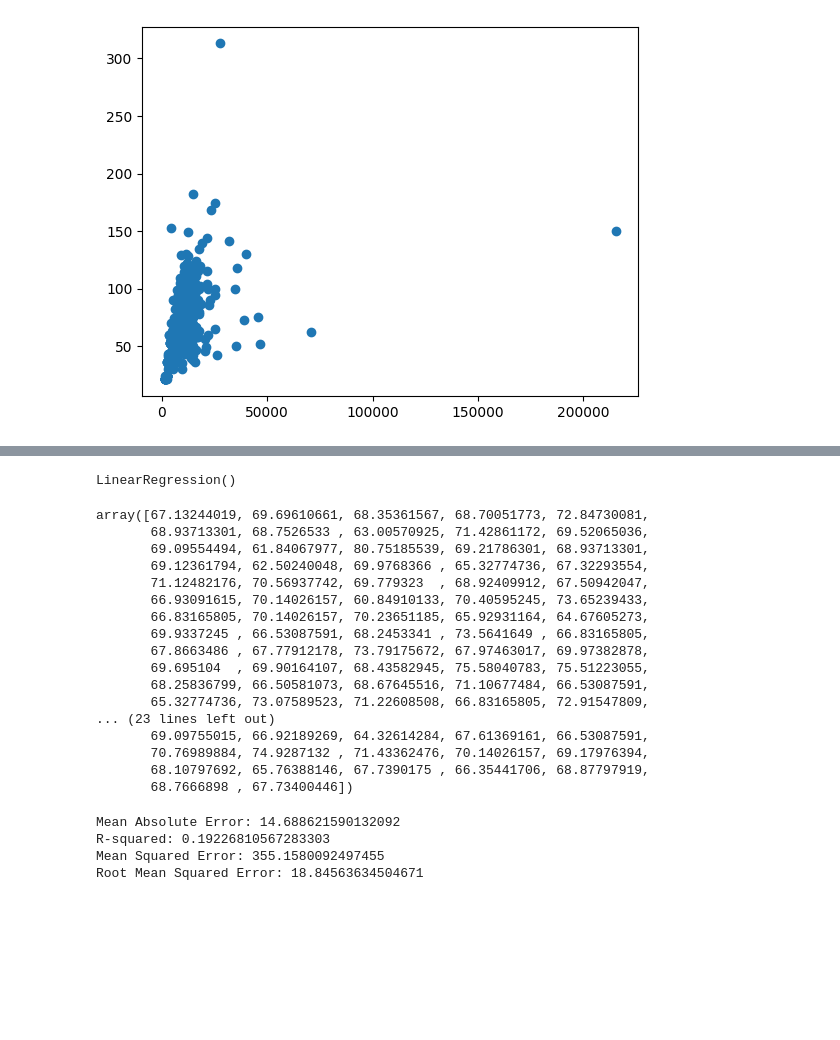
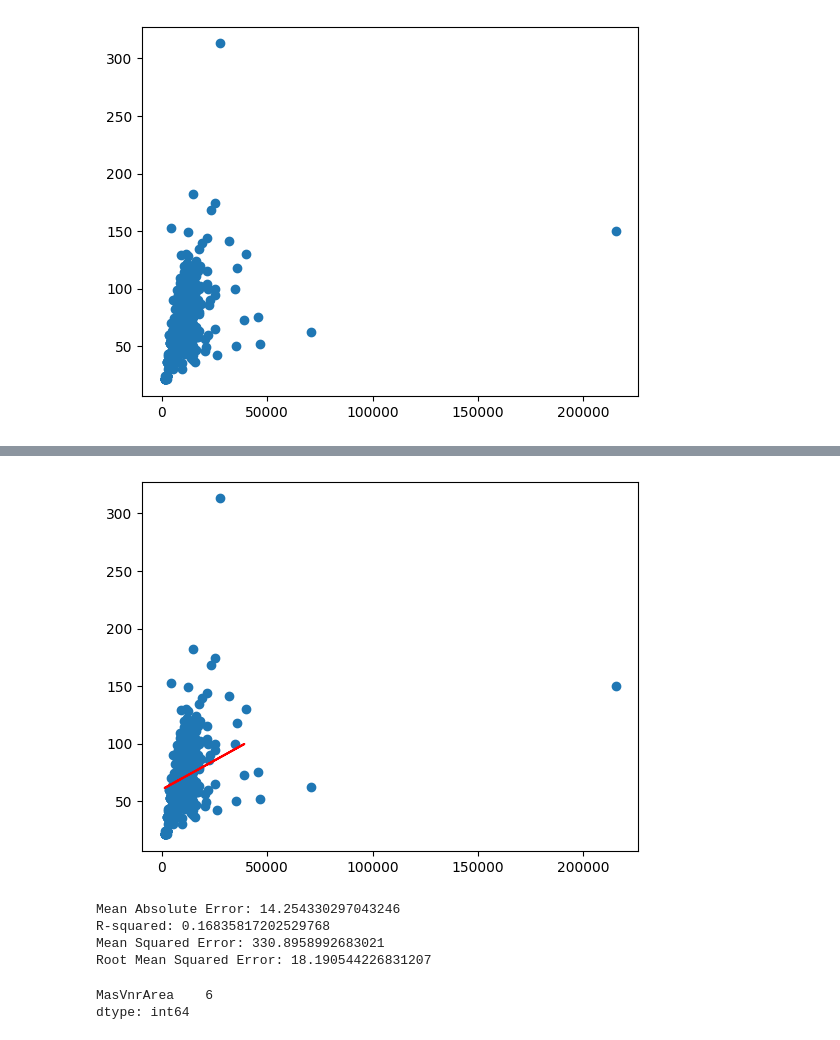
Before and after one commit to salvvilla88/practicing_ds, a Jupyter notebook: kaggle_intermediate_machinelearning.ipynb, the cells around one changed output, grey strips where cells are left out. Cells and saved outputs as stored; diff of their text form; code cells hidden in the pictures; blank space fills up the shorter version.

```diff
--- a/kaggle_intermediate_machinelearning.ipynb
+++ b/kaggle_intermediate_machinelearning.ipynb
@@ -413,53 +375,38 @@ X_lotfrontage_area_train, X_lotfrontage_area_valid, y_lotfrontage_area_train, y_
                                                                                                                           test_size=0.2,
                                                                                                                           random_state=322)
 # %%
-import numpy as np
 from sklearn.linear_model import LinearRegression
 
 reg = LinearRegression()
 
 reg.fit(X_lotfrontage_area_train, y_lotfrontage_area_train)
+
+predicted_values_reg = reg.predict(X_lotfrontage_area_valid)
-# %% [output]
-LinearRegression()
-# %%
-predicted_values = reg.predict(X_lotfrontage_area_valid)
-predicted_values
-# %% [output]
-array([67.13244019, 69.69610661, 68.35361567, 68.70051773, 72.84730081,
-       68.93713301, 68.7526533 , 63.00570925, 71.42861172, 69.52065036,
-       69.09554494, 61.84067977, 80.75185539, 69.21786301, 68.93713301,
-       69.12361794, 62.50240048, 69.9768366 , 65.32774736, 67.32293554,
-       71.12482176, 70.56937742, 69.779323  , 68.92409912, 67.50942047,
-       66.93091615, 70.14026157, 60.84910133, 70.40595245, 73.65239433,
-       66.83165805, 70.14026157, 70.23651185, 65.92931164, 64.67605273,
-       69.9337245 , 66.53087591, 68.2453341 , 73.5641649 , 66.83165805,
-       67.8663486 , 67.77912178, 73.79175672, 67.97463017, 69.97382878,
-       69.695104  , 69.90164107, 68.43582945, 75.58040783, 75.51223055,
-       68.25836799, 66.50581073, 68.67645516, 71.10677484, 66.53087591,
-       65.32774736, 73.07589523, 71.22608508, 66.83165805, 72.91547809,
-... (23 lines left out)
-       69.09755015, 66.92189269, 64.32614284, 67.61369161, 66.53087591,
-       70.76989884, 74.9287132 , 71.43362476, 70.14026157, 69.17976394,
-       68.10797692, 65.76388146, 67.7390175 , 66.35441706, 68.87797919,
-       68.7666898 , 67.73400446])
+# %%
+plt.scatter(lotfrontage_area.LotArea, lotfrontage_area.LotFrontage)
+plt.plot(X_lotfrontage_area_valid, predicted_values_reg, color='red')
+# To show the plot
+plt.show()
+# %% [output]
+[figure, added]
 # %%
 from sklearn.metrics import mean_absolute_error
 from sklearn.metrics import r2_score
 from sklearn.metrics import mean_squared_error
 
-mae = mean_absolute_error(y_lotfrontage_area_valid, predicted_values)
+mae = mean_absolute_error(y_lotfrontage_area_valid, predicted_values_reg)
 print(f'Mean Absolute Error: {mae}')
 
-r_squared = r2_score(y_lotfrontage_area_valid, predicted_values)
+r_squared = r2_score(y_lotfrontage_area_valid, predicted_values_reg)
 print(f'R-squared: {r_squared}')
 
-mse = mean_squared_error(y_lotfrontage_area_valid, predicted_values)
-rmse = mean_squared_error(y_lotfrontage_area_valid, predicted_values, squared=False)
+mse = mean_squared_error(y_lotfrontage_area_valid, predicted_values_reg)
+rmse = mean_squared_error(y_lotfrontage_area_valid, predicted_values_reg, squared=False)
 
 print(f'Mean Squared Error: {mse}')
 print(f'Root Mean Squared Error: {rmse}')
 # %% [output]
-Mean Absolute Error: 14.688621590132092
-R-squared: 0.19226810567283303
-Mean Squared Error: 355.1580092497455
-Root Mean Squared Error: 18.84563634504671
+Mean Absolute Error: 14.254330297043246
+R-squared: 0.16835817202529768
+Mean Squared Error: 330.8958992683021
+Root Mean Squared Error: 18.190544226831207
@@ -465,0 +416,28 @@ Root Mean Squared Error: 18.84563634504671
+# %%
+from sklearn.impute import SimpleImputer
+
+# Fill missing values in the dataframe with Linear Regression for LotFrontage based on LotArea
+X_train.loc[X_train['LotFrontage'].isnull(), 'LotFrontage'] = predicted_values_X_train
+X_valid.loc[X_valid['LotFrontage'].isnull(), 'LotFrontage'] = predicted_values_X_valid
+
+# Replacing GarageYrBlt and imputing any other NaNs
+copy_X_train = X_train
+
+copy_X_valid = X_valid
+
+copy_X_train['GarageYrBlt'] = copy_X_train['GarageYrBlt'].fillna(copy_X_train['YearBuilt'])
+
+copy_X_valid['GarageYrBlt'] = copy_X_valid['GarageYrBlt'].fillna(copy_X_valid['YearBuilt'])
+
+
+# Fill in the lines below: imputation
+my_imputer = SimpleImputer()
+replaced_X_train = pd.DataFrame(my_imputer.fit_transform(copy_X_train))
+replaced_X_valid = pd.DataFrame(my_imputer.transform(copy_X_valid))
+
+# Fill in the lines below: imputation removed column names; put them back
+replaced_X_train.columns = copy_X_train.columns
+replaced_X_valid.columns = copy_X_valid.columns
+# %% [output]
+MasVnrArea    6
+dtype: int64
```
Also changed, not shown: parts of 46 cells of this notebook.
